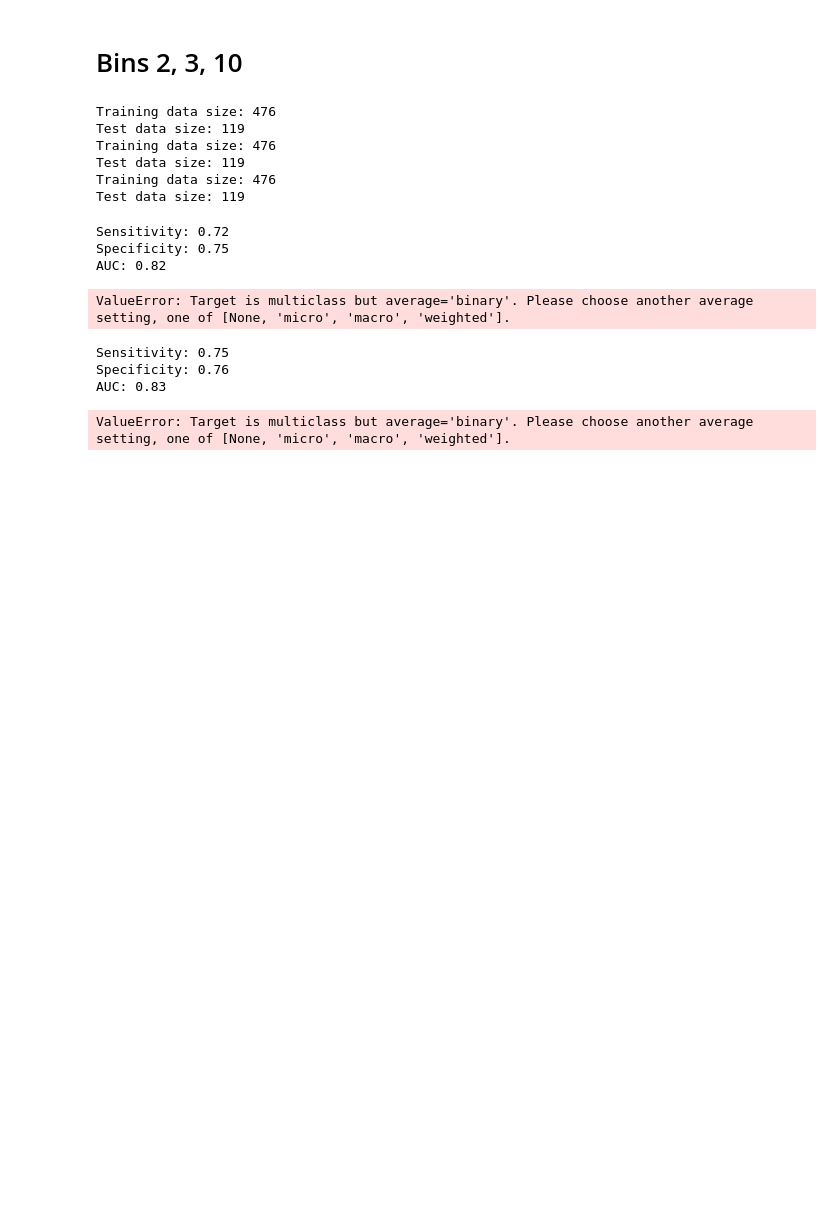
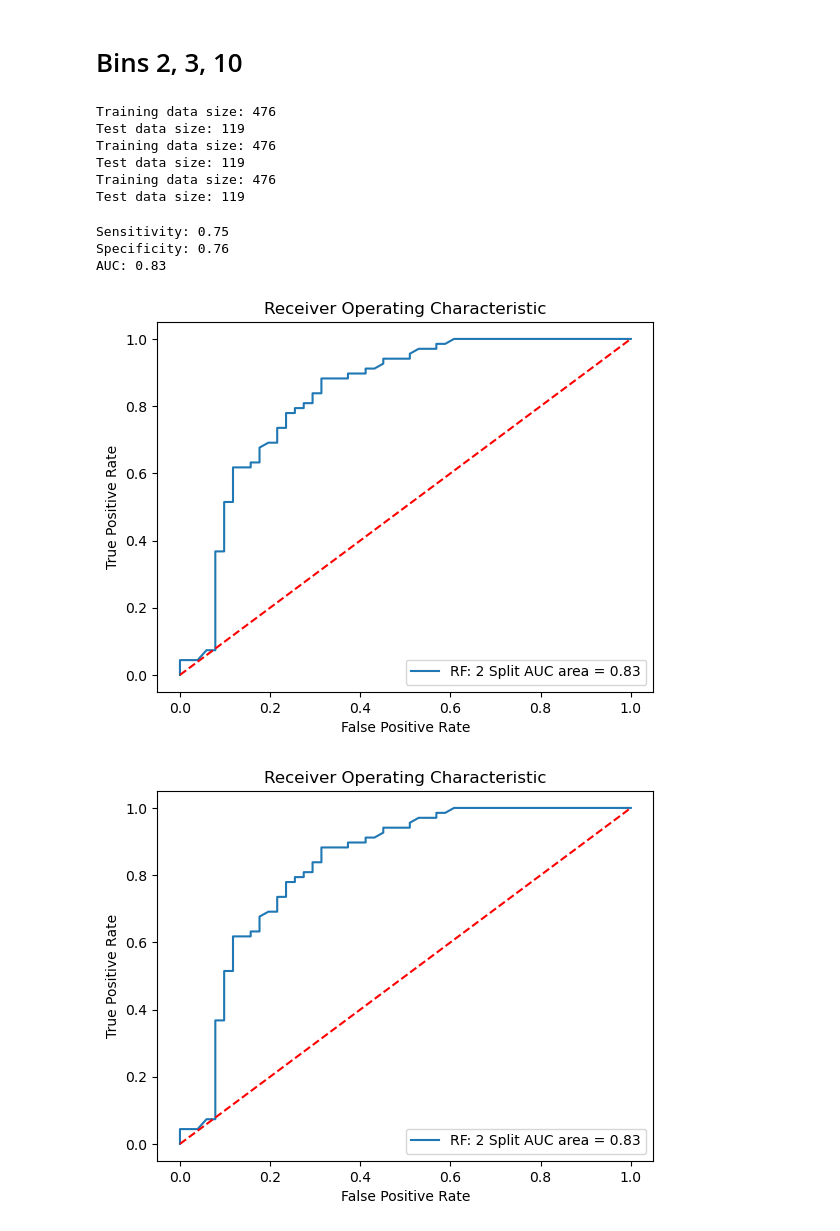
Before and after one commit to ASarriJackson/SummerProject, a Jupyter notebook: Classifiers/Classification_Random_Forrest.ipynb, the cells around one changed output. Saved outputs shown, nothing was run; the diff lists cells and outputs as text; code cells hidden in the pictures; blank space fills up the shorter version.

Commit message:
Regression split functions commit

```diff
--- a/Classifiers/Classification_Random_Forrest.ipynb
+++ b/Classifiers/Classification_Random_Forrest.ipynb
@@ -118,13 +118,3 @@ Training data size: 476
 Test data size: 119
 Training data size: 476
 Test data size: 119
-# %%
-performance_measures_2 = model_training_and_validation(model_RF_2, "RF2", splits_2)
-# %% [output]
-Sensitivity: 0.72
-Specificity: 0.75
-AUC: 0.82
-# %%
-performance_measures_3 = model_training_and_validation(model_RF_3, "RF3", splits_3)
-# %% [output]
-ValueError: Target is multiclass but average='binary'. Please choose another average setting, one of [None, 'micro', 'macro', 'weighted'].
@@ -133,13 +121,24 @@ performance_measures_10 = model_training_and_validation(model_RF_10, "RF10", spl
+# %%
+performance_measures = model_training_and_validation(model_RF_2, "RF", splits_2)
+# performance_measures = model_training_and_validation(model_RF_3, "RF", splits_3)
+# performance_measures = model_training_and_validation(model_RF_10, "RF", splits_10)
+# %% [output]
+Sensitivity: 0.75
+Specificity: 0.76
+AUC: 0.83
+# %%
+models_RF_2 = [{"label": "RF: 2 Split", "model": model_RF_2}]
+# models_RF.append({"label": "RF: 3 Split", "model": model_RF_3})
+# models_RF.append({"label": "RF: 10 Split", "model": model_RF_10})
+plot_roc_curves_for_models(models_RF_2, static_test_x_2, static_test_y_2)
+# %% [output]
+[figure, added]
+[figure, added]
 # %%
 # Fit model on single split
 # Initialize the list that stores all models. First one is RF.
 # Plot roc curve
-models_2 = [{"label": "RF: 2 Split", "model": model_RF_2}]
-models_2 = [{"label": "RF: 3 Split", "model": model_RF_3}]
-models_2 = [{"label": "RF: 10 Split", "model": model_RF_10}]
-plot_roc_curves_for_three_models(models_2, models_3, models_10, static_test_x_2, static_test_y_2, static_test_x_3, static_test_y_3, static_test_x_10, static_test_y_10)
+
+# models_2 = [{"label": "RF: 3 Split", "model": model_RF_3}]
+# models_2 = [{"label": "RF: 10 Split", "model": model_RF_10}]
+# plot_roc_curves_for_three_models(models_2, models_3, models_10, static_test_x_2, static_test_y_2, static_test_x_3, static_test_y_3, static_test_x_10, static_test_y_10)
-# %% [output]
-Sensitivity: 0.75
-Specificity: 0.76
-AUC: 0.83
-ValueError: Target is multiclass but average='binary'. Please choose another average setting, one of [None, 'micro', 'macro', 'weighted'].
```
Also changed, not shown: parts of 1 cell of this notebook, 5 other files.
